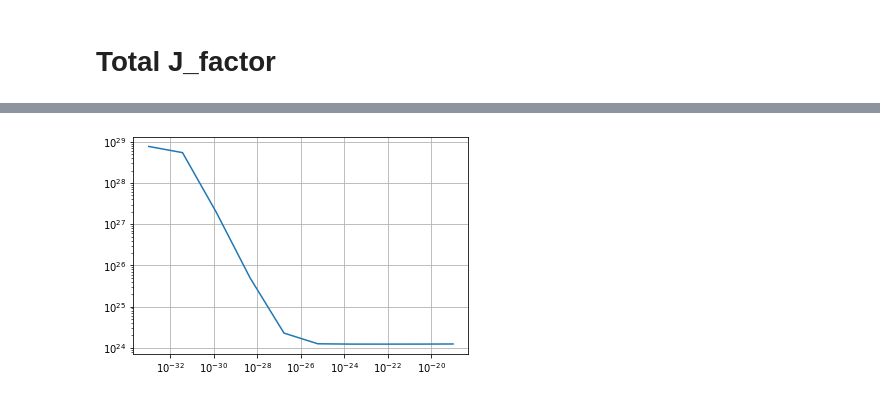
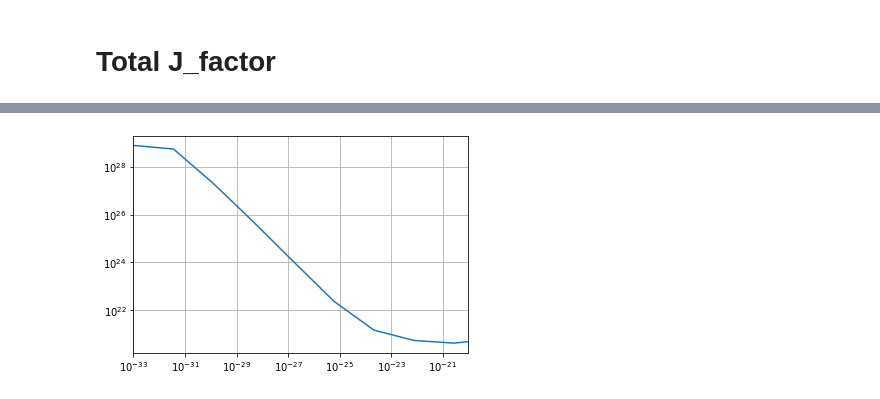
Before and after one commit to Ritabik/Darkmatter_annihilation, a Jupyter notebook: J_factor_reconstruction.ipynb, the cells around one changed output, grey strips where cells are left out. Cells and saved outputs as stored; diff of their text form; code cells hidden in the pictures.

```diff
--- a/J_factor_reconstruction.ipynb
+++ b/J_factor_reconstruction.ipynb
@@ -526,7 +524,7 @@ J_outer6 = []
 for i in range(len(psi_Rsat_to_Rsp)):
     J_outer = 0
     for j in range(len(psi_Rsat_to_Rsp[i])):
-        r_func = lambda l,psi:np.sqrt(max(0.01,r0**2 - 2 * r0 * l * np.cos(psi) + l**2))
+        r_func = lambda l,psi:np.sqrt(max(0.1,r0**2 - 2 * r0 * l * np.cos(psi) + l**2))
         integrand_outer6 = lambda l: nfw_halo(r_func(l,psi_Rsat_to_Rsp[i][j]), rs, rhos)**2 * np.sin(psi_Rsat_to_Rsp[i][j]) * 2* np.pi * 3.08e21
         integral6 = quad(integrand_outer6,0,l_Rsp4[i][j])[0]
         J_outer += integral6
@@ -549,7 +547,7 @@ J_outer7 = []
 for i in range(len(psi_Rs_to_Rsat)):
     J_outer = 0
     for j in range(len(psi_Rs_to_Rsat[i])):
-        r_func = lambda l,psi:np.sqrt(max(0.01,r0**2 - 2 * r0 * l * np.cos(psi) + l**2))
+        r_func = lambda l,psi:np.sqrt(max(1,r0**2 - 2 * r0 * l * np.cos(psi) + l**2))
         integrand_outer7 = lambda l: nfw_halo(r_func(l,psi_Rs_to_Rsat[i][j]), rs, rhos)**2 * np.sin(psi_Rs_to_Rsat[i][j]) * 2* np.pi * 3.08e21
         integral7 = quad(integrand_outer7,0,l_Rsp5[i][j])[0]
         J_outer += integral7
@@ -570,7 +568,7 @@ J_outer7
 # %%
 J_outer8 = 0
 for i in range(len(psi_Rs)):
-    r_func = lambda l,psi:np.sqrt(max(0.01,r0**2 - 2 * r0 * l * np.cos(psi) + l**2))
+    r_func = lambda l,psi:np.sqrt(max(0.1,r0**2 - 2 * r0 * l * np.cos(psi) + l**2))
     integrand_outer8 = lambda l: nfw_halo(r_func(l,psi_Rs[i]), rs, rhos)**2 * np.sin(psi_Rs[i]) * 2* np.pi * 3.08e21
     integral8 = quad(integrand_outer8,0,l_Rsp6[i])[0]
     J_outer8 += integral8
@@ -581,7 +579,7 @@ J_outer8
 # %%
 J_outer_region = []
 for i in range(len(J_outer2)):
-    J_outer = J_outer1 + J_outer2[i] + J_outer3[i] + J_outer4[i] + J_outer5 + J_outer6[i] + J_outer7[i] + J_outer8
+    J_outer = J_outer1 + J_outer2[i] + J_outer3[i] + J_outer4[i] + J_outer5 #+ J_outer6[i] + J_outer7[i] + J_outer8
     J_outer_region.append(J_outer)
 
 J_outer_region
@@ -619,8 +617,9 @@ J
 # %%
 plt.plot(sigma_v,J)
 plt.xscale('log')
 plt.yscale('log')
+plt.xlim(10**(-33),10**(-20))
 plt.grid()
 plt.show()
 # %% [output]
-[figure, old version]
+[figure, new version]
```
Also changed, not shown: parts of 17 cells of this notebook.
